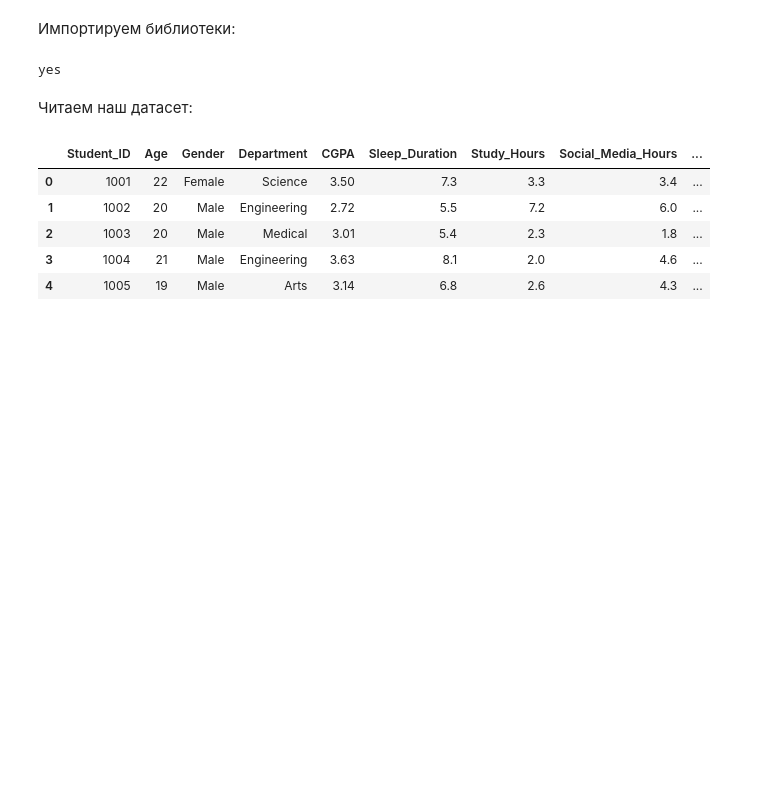
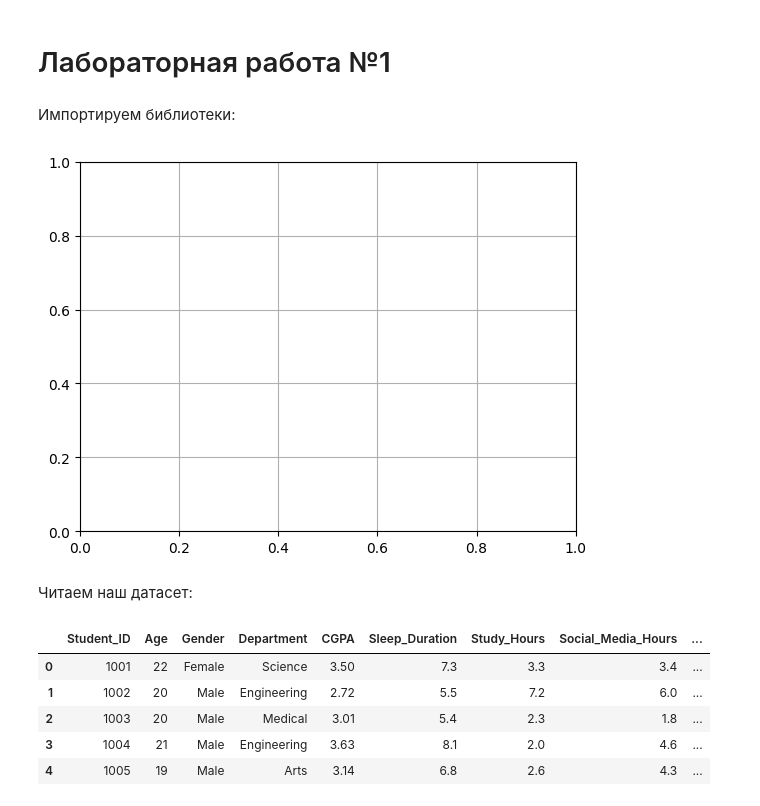
Before and after one commit to miniMlena/MAI_ML_lab1, a Jupyter notebook: task.ipynb, the cells around one changed output. Saved outputs shown, nothing was run; the diff lists cells and outputs as text; code cells hidden in the pictures; blank space fills up the shorter version.

```diff
--- a/task.ipynb
+++ b/task.ipynb
@@ -1,15 +1,14 @@
+# %% [markdown]
+# Лабораторная работа №1
 # %% [markdown]
 Импортируем библиотеки:
 # %%
 import numpy as np
 import pandas as pd
 import seaborn as sns
 import matplotlib.pyplot as plt
-%matplotlib inline
-sns.set(color_codes=True)
-print("yes")
 # %% [output]
-yes
+[figure, added]
 # %% [markdown]
 Читаем наш датасет:
 # %%
```
Also changed, not shown: parts of 20 cells of this notebook.
